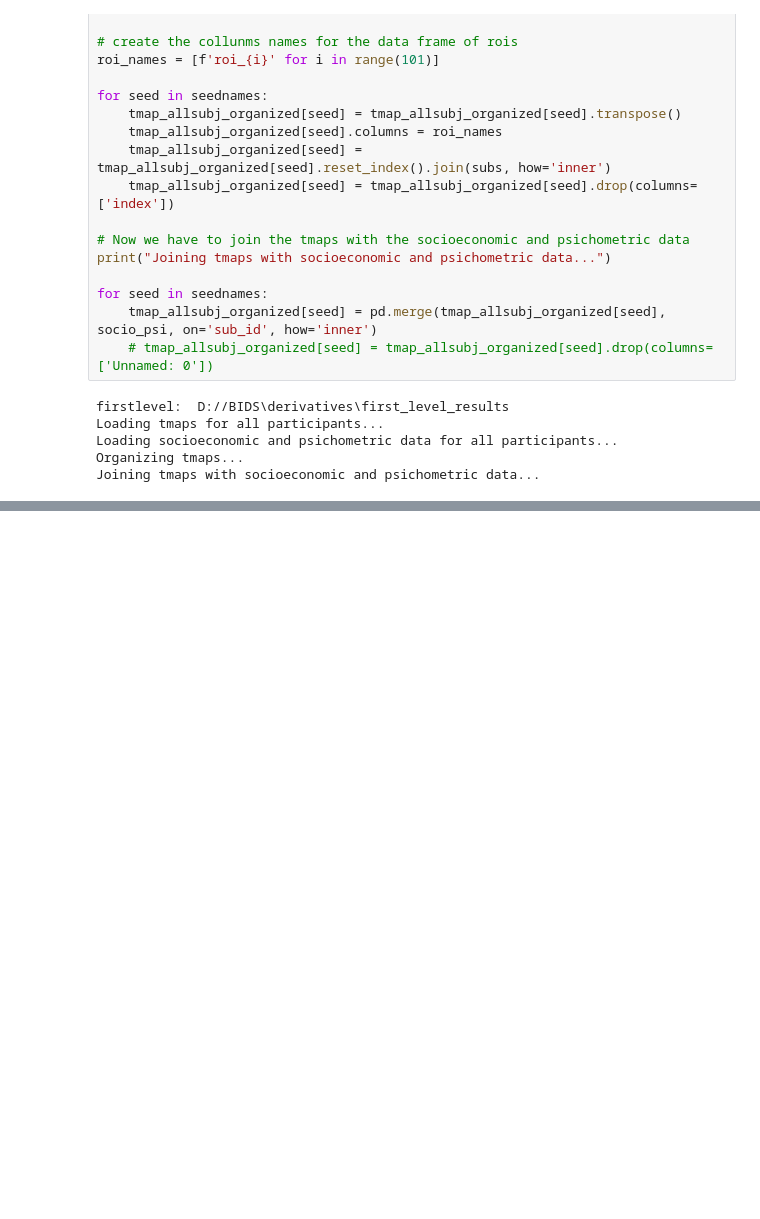
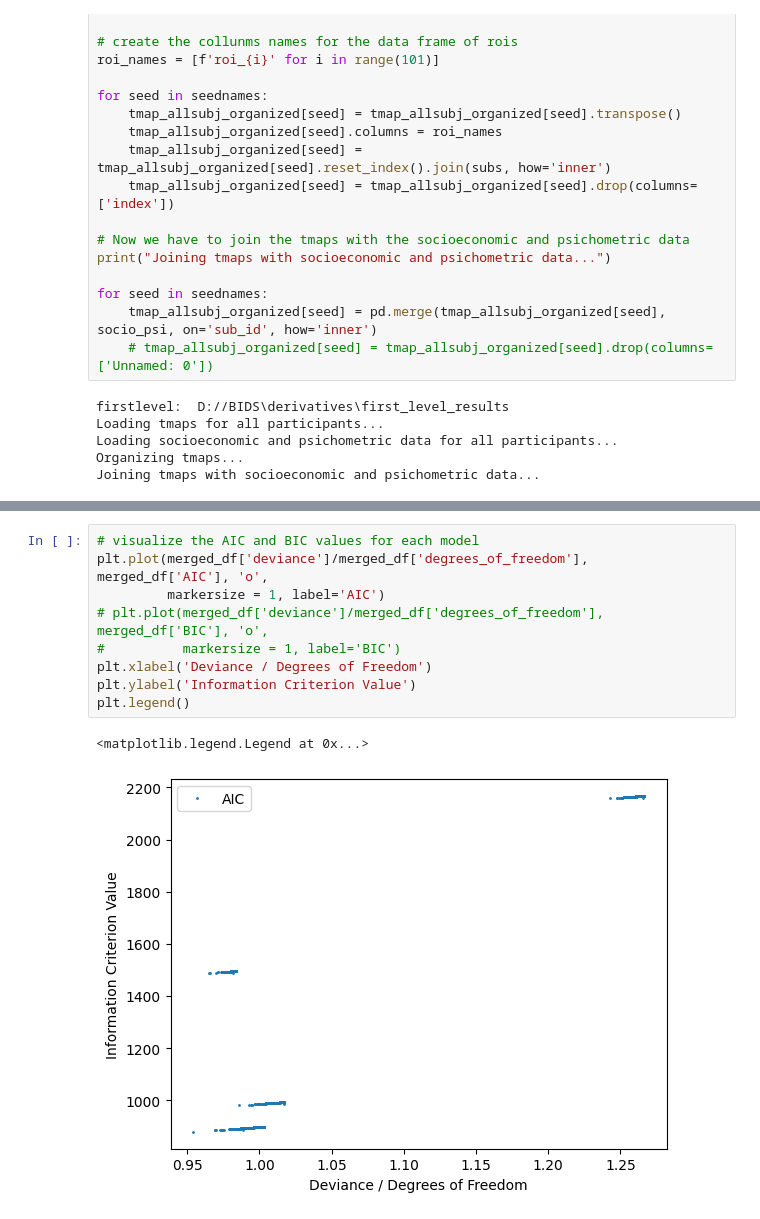
Before and after one commit to angeloodr/INPD-neuroimage-cape, a Jupyter notebook: code/seed-to-roi-2nd-level.ipynb, the cells around one changed output, grey strips where cells are left out. Cells and saved outputs as stored; diff of their text form; blank space fills up the shorter version.

```diff
--- a/code/seed-to-roi-2nd-level.ipynb
+++ b/code/seed-to-roi-2nd-level.ipynb
@@ -389,0 +356,12 @@ merged_df
+# %%
+# visualize the AIC and BIC values for each model
+plt.plot(merged_df['deviance']/merged_df['degrees_of_freedom'], merged_df['AIC'], 'o',
+         markersize = 1, label='AIC')
+# plt.plot(merged_df['deviance']/merged_df['degrees_of_freedom'], merged_df['BIC'], 'o',
+#          markersize = 1, label='BIC')
+plt.xlabel('Deviance / Degrees of Freedom')
+plt.ylabel('Information Criterion Value')
+plt.legend()
+# %% [output]
+<matplotlib.legend.Legend at 0x...>
+[figure, added]
```
Also changed, not shown: parts of 8 cells of this notebook.
